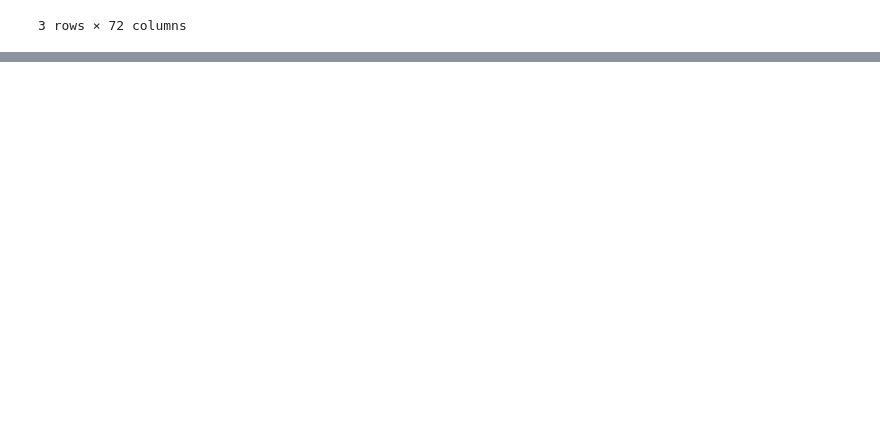
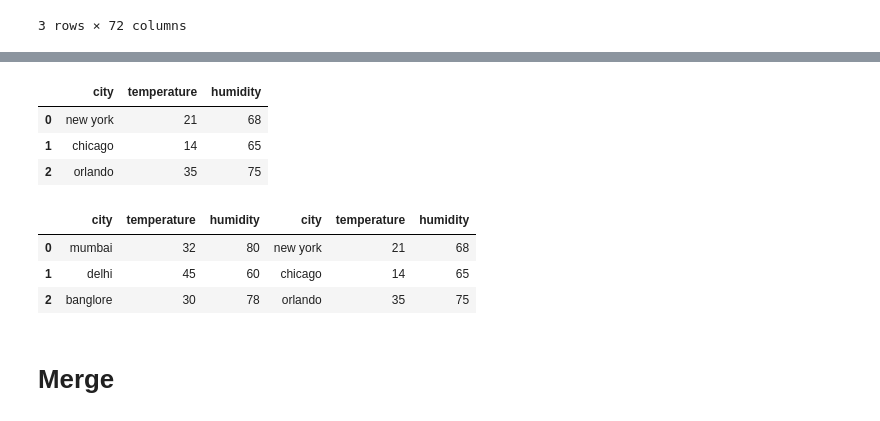
Before and after one commit to Karan-Naik-08/Python-Libraries, a Jupyter notebook: Pandas/pandas.ipynb, the cells around one changed output, grey strips where cells are left out. Drawn from its saved outputs; the diff is of its cells as text; code cells hidden in the pictures; blank space fills up the shorter version.

```diff
--- a/Pandas/pandas.ipynb
+++ b/Pandas/pandas.ipynb
@@ -512,0 +610,16 @@ g.describe()
+# %%
+df.loc["us"]
+# %% [output]
+|  | city | temperature | humidity |
+| 0 | new york | 21 | 68 |
+| 1 | chicago | 14 | 65 |
+| 2 | orlando | 35 | 75 |
+# %%
+# While we concate it is concatenated by default in vertical order i.e row wise to change it use axis = 1
+df_new = pd.concat([india_weather,us_weather],axis=1)
+df_new
+# %% [output]
+|  | city | temperature | humidity | city | temperature | humidity |
+| 0 | mumbai | 32 | 80 | new york | 21 | 68 |
+| 1 | delhi | 45 | 60 | chicago | 14 | 65 |
+| 2 | banglore | 30 | 78 | orlando | 35 | 75 |
@@ -512,0 +628,2 @@ g.describe()
+# %% [markdown]
+# Merge
```
Also changed, not shown: parts of 21 cells of this notebook.
